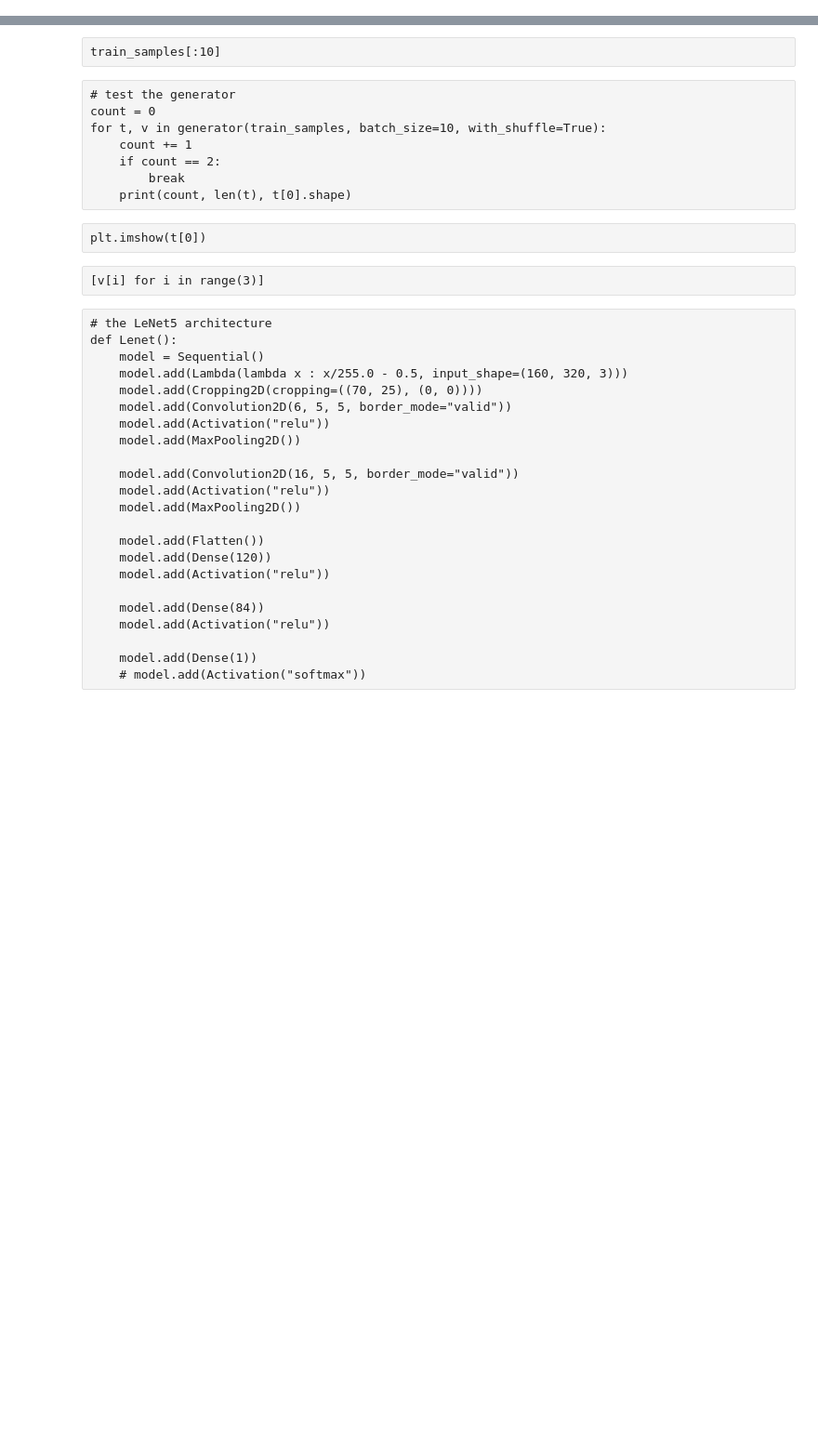
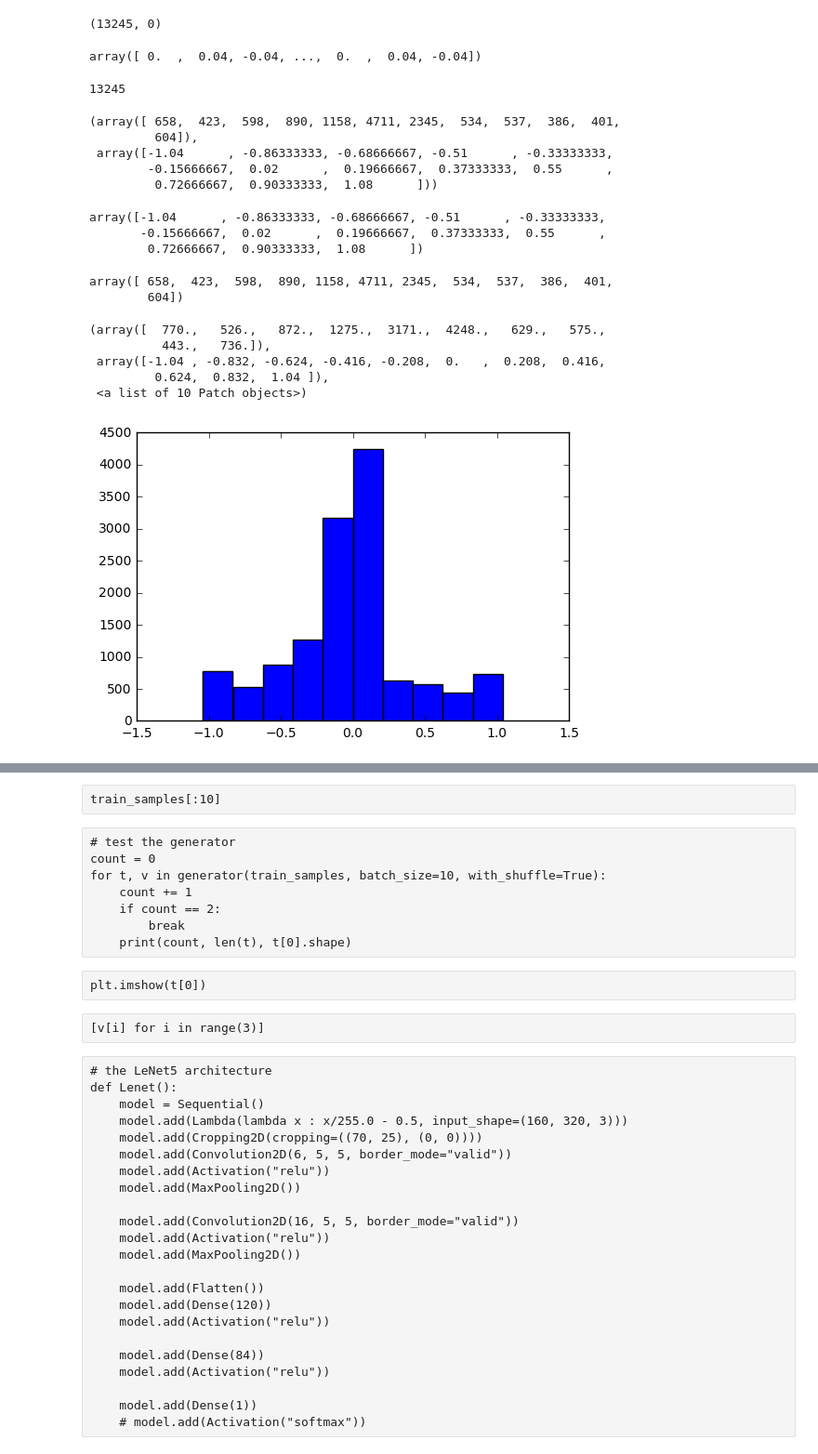
Before and after one commit to dlzhangxg/CarND-Behavioral-Cloning-P3, a Jupyter notebook: behavrior_cloning_training.ipynb, the cells around one changed output, grey strips where cells are left out. Shown: that part at 93% size. Drawn from its saved outputs; the diff is of its cells as text; code cells hidden in the pictures; blank space fills up the shorter version.

```diff
--- a/behavrior_cloning_training.ipynb
+++ b/behavrior_cloning_training.ipynb
@@ -19,6 +17,6 @@ Using TensorFlow backend.
 # %%
 # load csv
-def load_and_split_data(data_dir, test_size=0.2, file_names=None, load_three=False, steer_left=0.08, steer_right=0.04):
+def load_and_split_data(data_dir, test_size=None, file_names=None, load_three=False, steer_left=0.04, steer_right=0.04):
     files = []
     if file_names == None:  # if not assined, then using all the training data
         files = glob(data_dir + "*/*.csv")
@@ -36,9 +34,11 @@ def load_and_split_data(data_dir, test_size=0.2, file_names=None, load_three=Fal
                     samples.append(["." + line[2][line[2].find("/data/"):], steer_center - steer_right])
                 else:
                     samples.append(["." + line[0][line[0].find("/data/"):], steer_center])
-
-    train_samples, validation_samples = train_test_split(samples, test_size=test_size)
-    return train_samples, validation_samples
+    if test_size:
+        train_samples, validation_samples = train_test_split(samples, test_size=test_size)
+        return train_samples, validation_samples
+    else:
+        return samples, []
 
 # the data generator
 def generator(samples, batch_size=32, with_shuffle=True):
@@ -63,0 +60,46 @@ len(train_samples), len(validtion_samples)
+# %%
+# train_samples, validtion_samples = load_and_split_data("./data/", file_names=["0314", "0319-2"], load_three=True)
+train_samples, validtion_samples = load_and_split_data("./data/", file_names=["0314", "0319-2"], load_three=True)
+len(train_samples), len(validtion_samples)
+# %% [output]
+(13245, 0)
+# %%
+train_samples = np.array(train_samples)
+# %%
+angles = np.array(train_samples[:,1], dtype=float)
+angles
+# %% [output]
+array([ 0.  ,  0.04, -0.04, ...,  0.  ,  0.04, -0.04])
+# %%
+len(angles)
+# %% [output]
+13245
+# %%
+hist = np.histogram(angles, bins=12)
+hist
+# %% [output]
+(array([ 658,  423,  598,  890, 1158, 4711, 2345,  534,  537,  386,  401,
+         604]),
+ array([-1.04      , -0.86333333, -0.68666667, -0.51      , -0.33333333,
+        -0.15666667,  0.02      ,  0.19666667,  0.37333333,  0.55      ,
+         0.72666667,  0.90333333,  1.08      ]))
+# %%
+hist[1]
+# %% [output]
+array([-1.04      , -0.86333333, -0.68666667, -0.51      , -0.33333333,
+       -0.15666667,  0.02      ,  0.19666667,  0.37333333,  0.55      ,
+        0.72666667,  0.90333333,  1.08      ])
+# %%
+hist[0]
+# %% [output]
+array([ 658,  423,  598,  890, 1158, 4711, 2345,  534,  537,  386,  401,
+        604])
+# %%
+plt.hist(angles, bins=10)
+# %% [output]
+(array([  770.,   526.,   872.,  1275.,  3171.,  4248.,   629.,   575.,
+          443.,   736.]),
+ array([-1.04 , -0.832, -0.624, -0.416, -0.208,  0.   ,  0.208,  0.416,
+         0.624,  0.832,  1.04 ]),
+ <a list of 10 Patch objects>)
+[figure, added]
```
Also changed, not shown: parts of 5 cells of this notebook, 3 other files.
